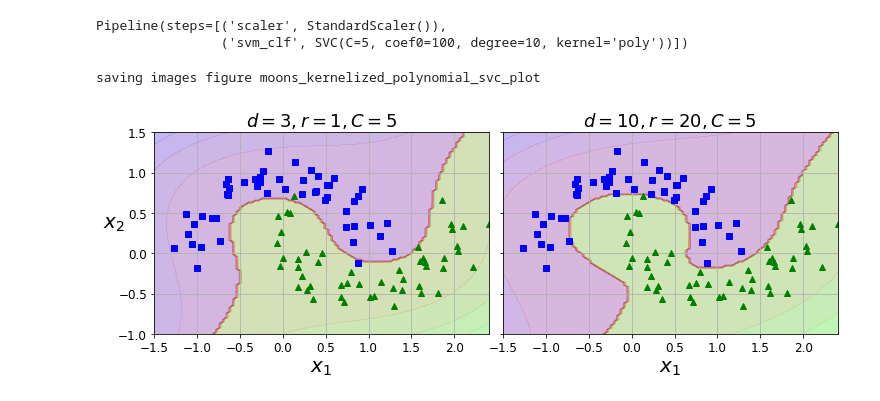
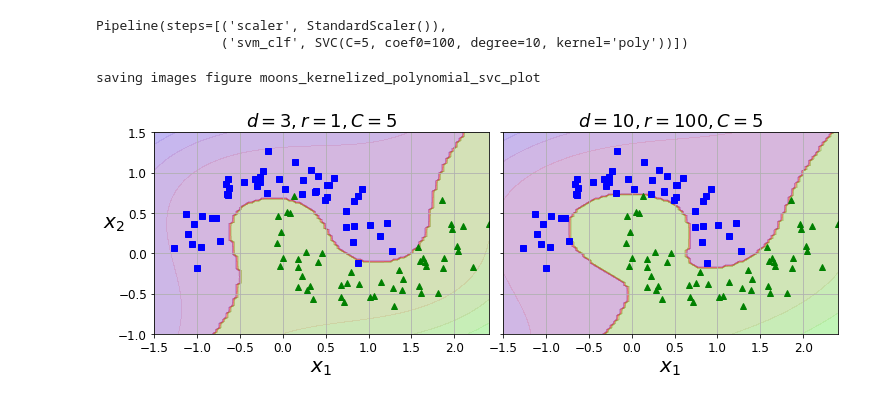
Before and after one commit to TeguhPermana666/Excercise-SVM, a Jupyter notebook: Nonlinear.ipynb, the cells around one changed output. Drawn from its saved outputs; the diff is of its cells as text; code cells hidden in the pictures.

```diff
--- a/Nonlinear.ipynb
+++ b/Nonlinear.ipynb
@@ -148,19 +148,19 @@ Pipeline(steps=[('scaler', StandardScaler()),
 # %%
 fig, axes = plt.subplots(ncols=2, figsize=(10.5, 4),sharey=True)
 
 plt.sca(axes[0])
 plot_prediction(poly_kernel_svm_clf,[-1.5,2.4,-1,1.5])
 plot_dataset(X, y, [-1.5, 2.4, -1, 1.5])
 plt.title(r"$d=3, r=1, C=5$", fontsize=18)
 
 plt.sca(axes[1])
 plot_prediction(poly100_kernel_svm_clf, [-1.5, 2.45, -1, 1.5])
 plot_dataset(X, y, [-1.5, 2.4, -1, 1.5])
-plt.title(r"$d=10, r=20, C=5$", fontsize=18)
+plt.title(r"$d=10, r=100, C=5$", fontsize=18)
 plt.ylabel("")
 
 save_fig("moons_kernelized_polynomial_svc_plot")
 plt.show()
 # %% [output]
 saving images figure moons_kernelized_polynomial_svc_plot
-[figure, old version]
+[figure, new version]
```
Also changed, not shown: parts of 7 cells of this notebook, 2 other files.
